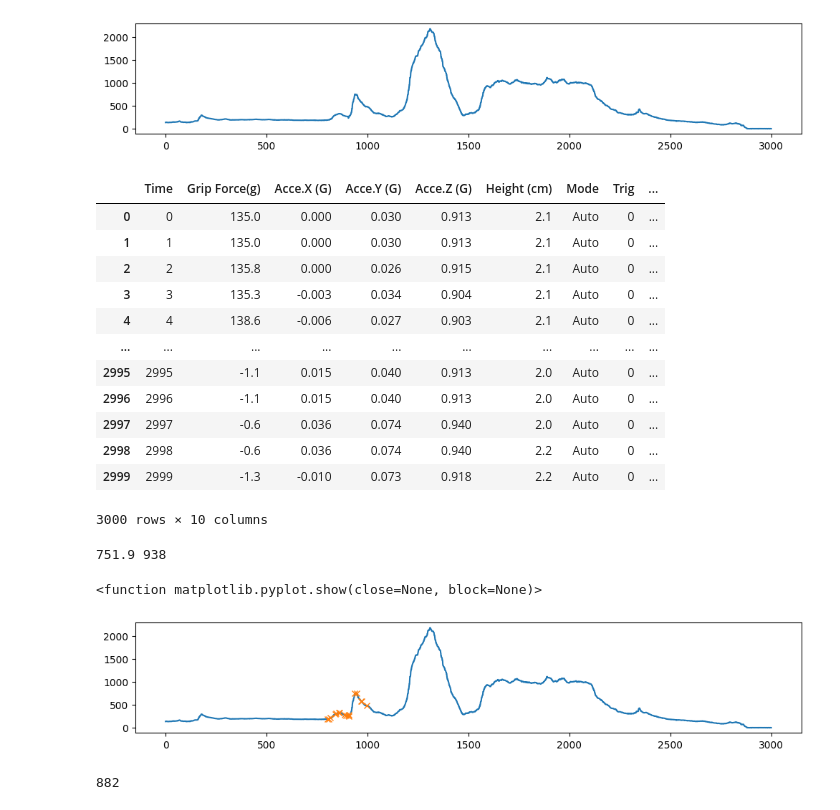
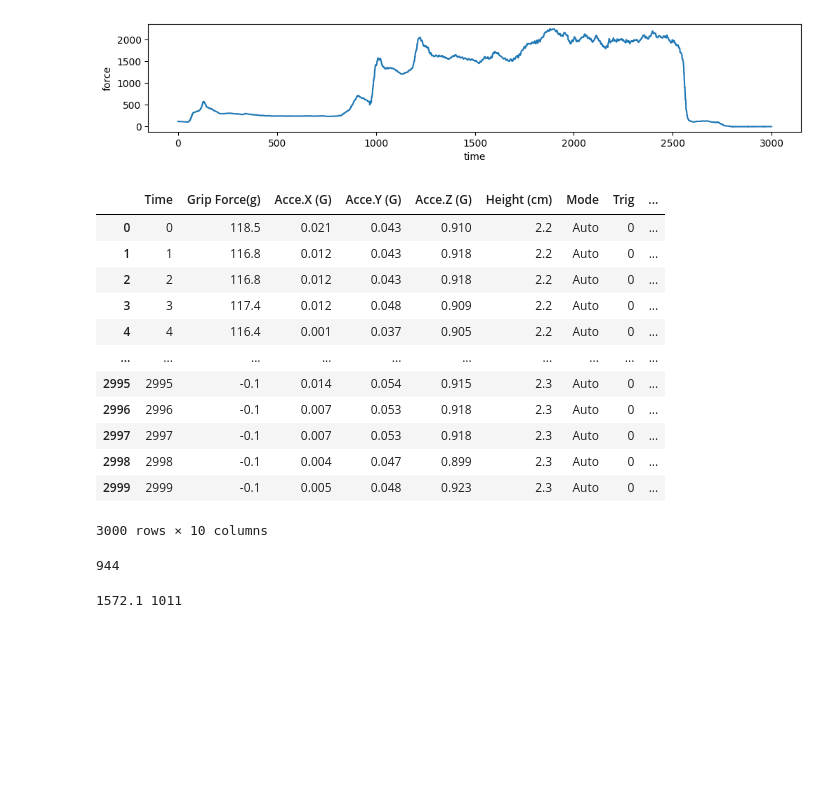
Before and after one commit to Howdy-Lin/twitchProject, a Jupyter notebook: elder.ipynb, the cells around one changed output. Drawn from its saved outputs; the diff is of its cells as text; code cells hidden in the pictures; blank space fills up the shorter version.

```diff
--- a/elder.ipynb
+++ b/elder.ipynb
@@ -1,68 +1,50 @@
 # %%
 import pandas as pd
-df2=pd.read_csv("older_S07_rd1.csv",header=1)
+df2=pd.read_csv("older_S07_rd6.csv",header=1)
 import matplotlib.pyplot as plt
 plt.figure(figsize=(12, 2))
 plt.plot(df2["Time"],df2["Grip Force(g)"])
+plt.xlabel("time")
+plt.ylabel("force")
 plt.show()
 # %% [output]
-[figure, old version]
+[figure, new version]
 # %%
 df2
 # %% [output]
 |  | Time | Grip Force(g) | Acce.X (G) | Acce.Y (G) | Acce.Z (G) | Height (cm) | Mode | Trig | ... |
-| 0 | 0 | 135.0 | 0.000 | 0.030 | 0.913 | 2.1 | Auto | 0 | ... |
-| 1 | 1 | 135.0 | 0.000 | 0.030 | 0.913 | 2.1 | Auto | 0 | ... |
-| 2 | 2 | 135.8 | 0.000 | 0.026 | 0.915 | 2.1 | Auto | 0 | ... |
-| 3 | 3 | 135.3 | -0.003 | 0.034 | 0.904 | 2.1 | Auto | 0 | ... |
-| 4 | 4 | 138.6 | -0.006 | 0.027 | 0.903 | 2.1 | Auto | 0 | ... |
+| 0 | 0 | 118.5 | 0.021 | 0.043 | 0.910 | 2.2 | Auto | 0 | ... |
+| 1 | 1 | 116.8 | 0.012 | 0.043 | 0.918 | 2.2 | Auto | 0 | ... |
+| 2 | 2 | 116.8 | 0.012 | 0.043 | 0.918 | 2.2 | Auto | 0 | ... |
+| 3 | 3 | 117.4 | 0.012 | 0.048 | 0.909 | 2.2 | Auto | 0 | ... |
+| 4 | 4 | 116.4 | 0.001 | 0.037 | 0.905 | 2.2 | Auto | 0 | ... |
 | ... | ... | ... | ... | ... | ... | ... | ... | ... | ... |
-| 2995 | 2995 | -1.1 | 0.015 | 0.040 | 0.913 | 2.0 | Auto | 0 | ... |
-| 2996 | 2996 | -1.1 | 0.015 | 0.040 | 0.913 | 2.0 | Auto | 0 | ... |
-| 2997 | 2997 | -0.6 | 0.036 | 0.074 | 0.940 | 2.0 | Auto | 0 | ... |
-| 2998 | 2998 | -0.6 | 0.036 | 0.074 | 0.940 | 2.2 | Auto | 0 | ... |
-| 2999 | 2999 | -1.3 | -0.010 | 0.073 | 0.918 | 2.2 | Auto | 0 | ... |
+| 2995 | 2995 | -0.1 | 0.014 | 0.054 | 0.915 | 2.3 | Auto | 0 | ... |
+| 2996 | 2996 | -0.1 | 0.007 | 0.053 | 0.918 | 2.3 | Auto | 0 | ... |
+| 2997 | 2997 | -0.1 | 0.007 | 0.053 | 0.918 | 2.3 | Auto | 0 | ... |
+| 2998 | 2998 | -0.1 | 0.004 | 0.047 | 0.899 | 2.3 | Auto | 0 | ... |
+| 2999 | 2999 | -0.1 | 0.005 | 0.048 | 0.923 | 2.3 | Auto | 0 | ... |
 3000 rows × 10 columns
+# %%
+import pandas as pd
+
+# Create a pandas Series from your list of values
+df_height= df2["Height (cm)"]
+# Use boolean indexing to find the first index where the value is greater than 15
+T1 = df_height.gt(15).idxmax()
+
+print(T1)
+# %% [output]
+944
 # %%
-subset = df2["Grip Force(g)"][600:1000]
+subset = df2["Grip Force(g)"][T1:T1+100]
 grip_force_data = list(df2["Grip Force(g)"])
 max_value = max(subset)
 max_index = grip_force_data.index(max_value) + 1
 print(max_value, max_index)
 T2 = max_index
 # %% [output]
-751.9 938
+1572.1 1011
-# %%
-import pandas as pd
-import matplotlib.pyplot as plt
-from scipy.signal import find_peaks
-
-# Load the data
-df2 = pd.read_csv("older_S07_rd1.csv", header=1)
-
-# Finding peaks in the "Grip Force(g)" column
-peaks, _ = find_peaks(df2["Grip Force(g)"][800:1001])  # Adjusting indices for the desired range
-peaks += 800  # Adjust indices since we sliced the DataFrame
-
-# Plot the data
-plt.figure(figsize=(12, 2))
-plt.plot(df2["Time"], df2["Grip Force(g)"])
-plt.plot(df2["Time"][peaks], df2["Grip Force(g)"][peaks], "x")
-plt.show
-# %% [output]
-<function matplotlib.pyplot.show(close=None, block=None)>
-[figure, removed]
-# %%
-import pandas as pd
-
-# Create a pandas Series from your list of values
-df_height= df2["Height (cm)"]
-# Use boolean indexing to find the first index where the value is greater than 15
-T1 = df_height.gt(15).idxmax()
-
-print(T1)
-# %% [output]
-882
 # %%
 T2-T1
 # %% [output]
```
Also changed, not shown: parts of 3 cells of this notebook.
